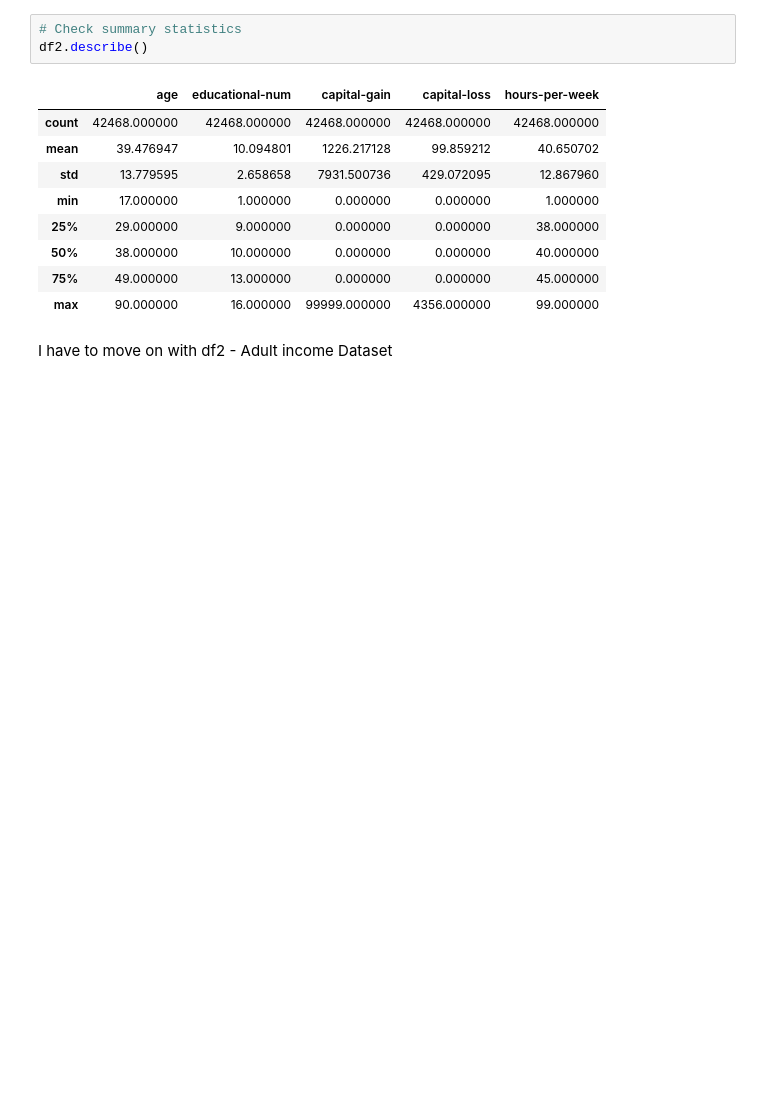
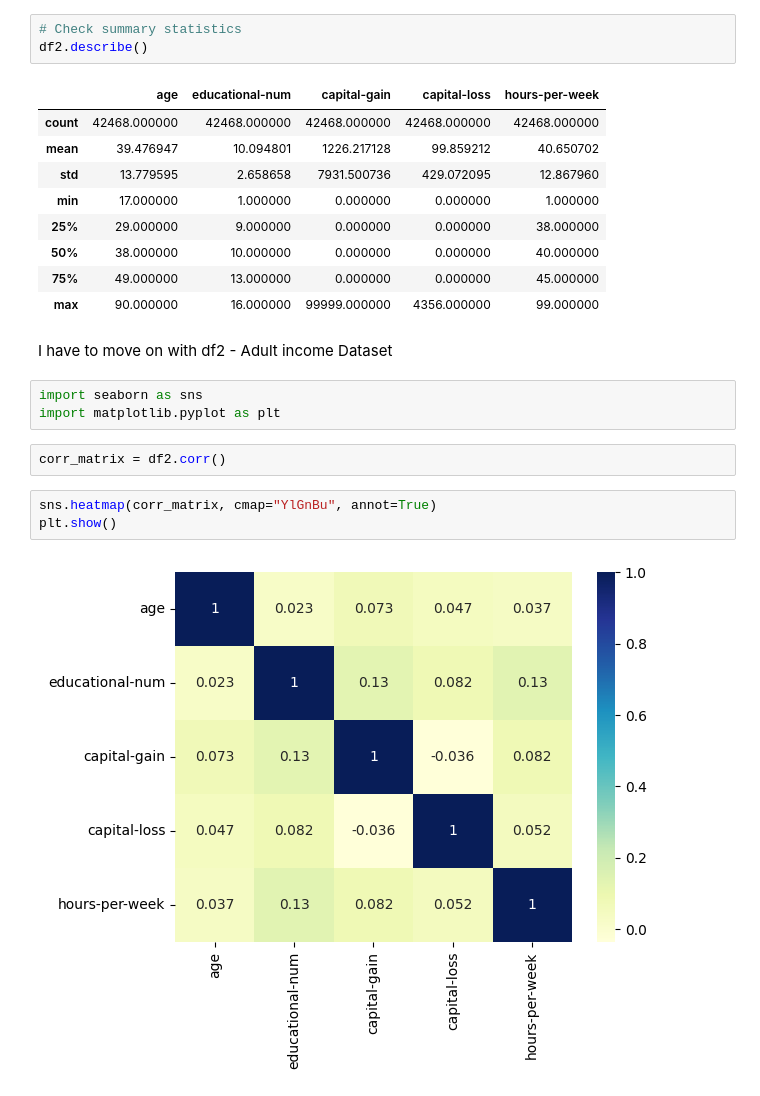
Before and after one commit to davegbade/Project-2-Machine-Learning, a Jupyter notebook: Project_2_.ipynb, the cells around one changed output. Cells and saved outputs as stored; diff of their text form; blank space fills up the shorter version.

```diff
--- a/Project_2_.ipynb
+++ b/Project_2_.ipynb
@@ -254,3 +254,13 @@ df2.describe()
 | max | 90.000000 | 16.000000 | 99999.000000 | 4356.000000 | 99.000000 |
 # %% [markdown]
 I have to move on with df2 - Adult income Dataset
+# %%
+import seaborn as sns
+import matplotlib.pyplot as plt
+# %%
+corr_matrix = df2.corr()
+# %%
+sns.heatmap(corr_matrix, cmap="YlGnBu", annot=True)
+plt.show()
+# %% [output]
+[figure, added]
```
Also changed, not shown: parts of 6 cells of this notebook.
